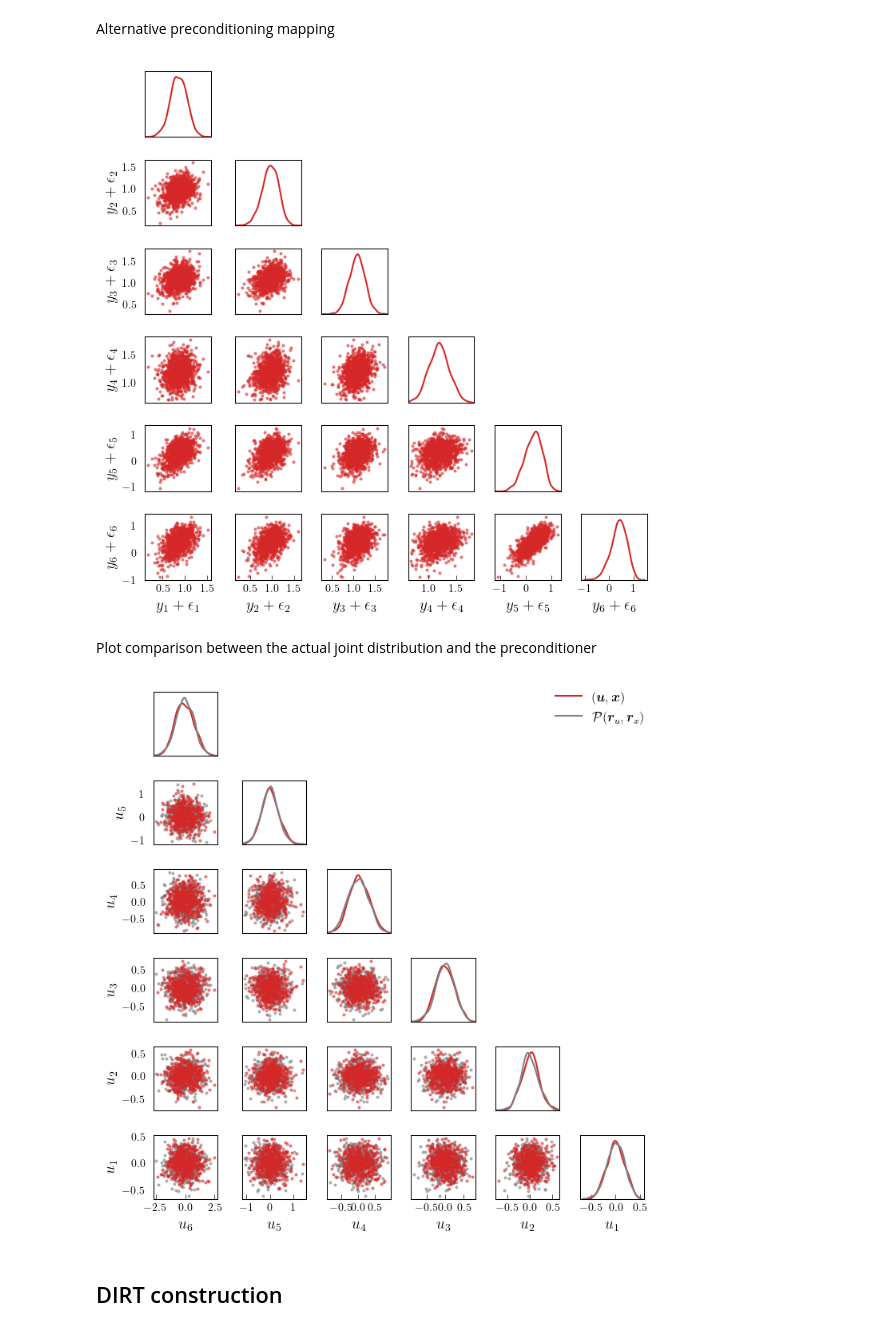
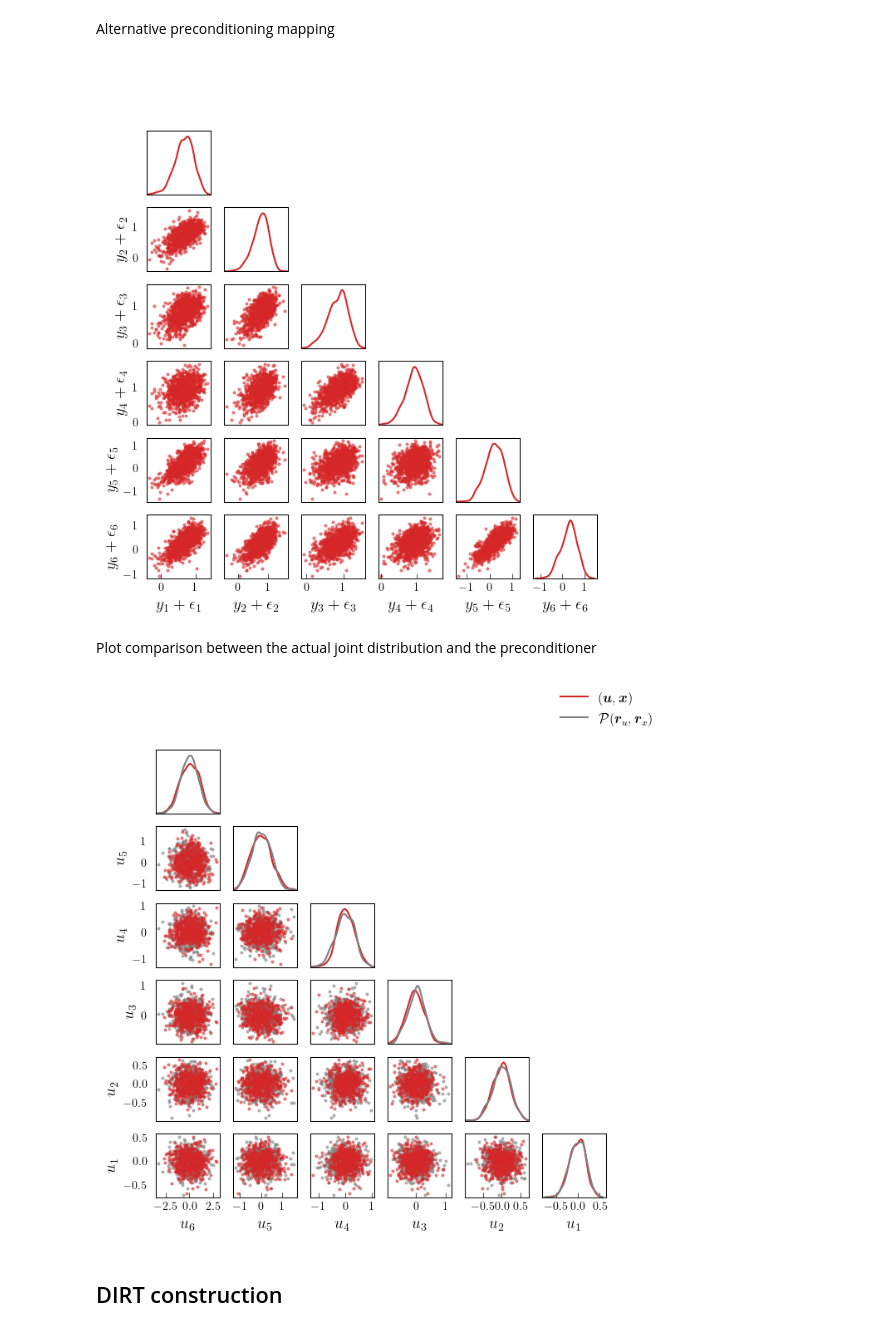
Before and after one commit to DeepTransport/deep-tensor-py, a Jupyter notebook: docs/examples/poisson/example_amortised_kl.ipynb, the cells around one changed output. Drawn from its saved outputs; the diff is of its cells as text; code cells hidden in the pictures.

Commit message:
Update amortised Poisson example

```diff
--- a/docs/examples/poisson/example_amortised_kl.ipynb
+++ b/docs/examples/poisson/example_amortised_kl.ipynb
@@ -70,7 +70,7 @@ experiment_name = "kl_pca_sd_0.15"
 # %% [markdown]
 ## Set up model and prior
 # %%
-prior, model = setup_poisson_problem(rom=True, num_kl=10)
+prior, model = setup_poisson_problem(rom=False, num_kl=10)
 # %%
 fig, axes = plt.subplots(3, 3, sharex=True, sharey=True, figsize=(6.65, 6.0))
 
@@ -202,29 +202,29 @@ Alternative preconditioning mapping
 num_ys = 6
 labels = [r"$y_{"+f"{i+1}"+r"} + \epsilon_{"+f"{i+1}"+r"}$" for i in range(num_ys)]
 pairplot(y_obs_samples[:1000, :num_ys], labels=labels)
-plt.savefig(f"plots/{experiment_name}_pairplot_yobs.pdf")
+# plt.savefig(f"plots/{experiment_name}_pairplot_yobs.pdf")
 # %% [output]
-[figure, old version]
+[figure, new version]
 # %% [markdown]
 Plot comparison between the actual joint distribution and the preconditioner
 # %%
 num_samples = 500
 rs = reference.random(num_samples, dim_joint)
 
 num_components = V.shape[1]
 num_plot = 6
 min_plot = 0
 
 labels_y = [r"$u_{"+f"{i+1}"+r"}$" for i in range(num_components-min_plot)]
 labels_x = [r"$x_{"+f"{i+1}"+r"}$" for i in range(min_plot+num_plot-num_components)]
 labels = list(reversed(labels_y)) + labels_x  # type: ignore
 
-xs_gauss = preconditioner.Q(rs)
+xs_gauss = preconditioner.Q(rs)[0]
 
 pairplot(joint_samples[:num_samples, :6], xs_gauss[:, :6], labels=labels, x_label=r"$(\bm{u}, \bm{x})$", y_label=r"$\mathcal{P}(\bm{r}_{u}, \bm{r}_{x})$")
-plt.savefig(f"plots/{experiment_name}_pairplot_joint.pdf")
+# plt.savefig(f"plots/{experiment_name}_pairplot_joint.pdf")
 # %% [output]
-[figure, old version]
+[figure, new version]
 # %% [markdown]
 ## DIRT construction
 # %%
```
Also changed, not shown: parts of 26 cells of this notebook, 4 other files.
